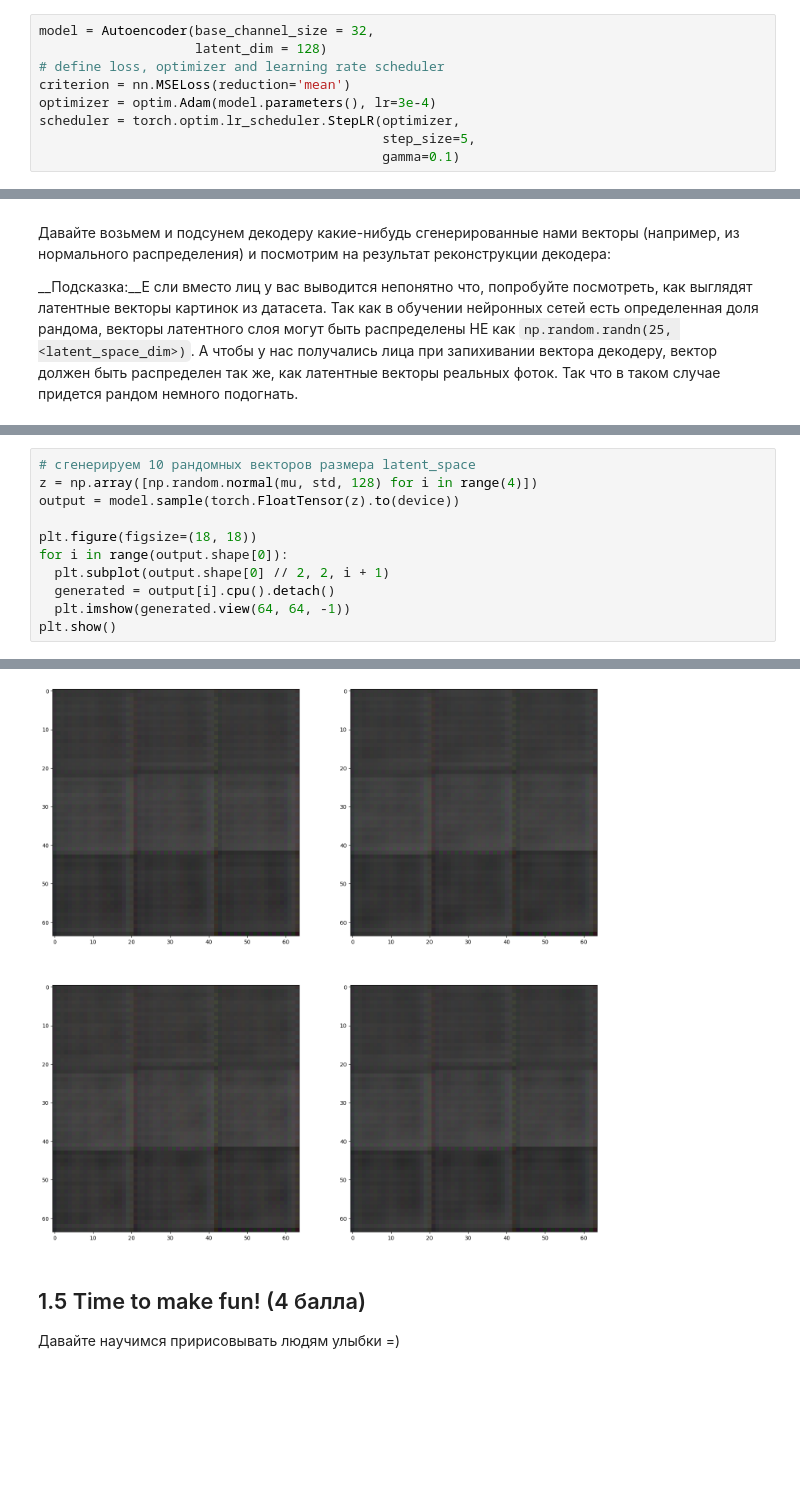
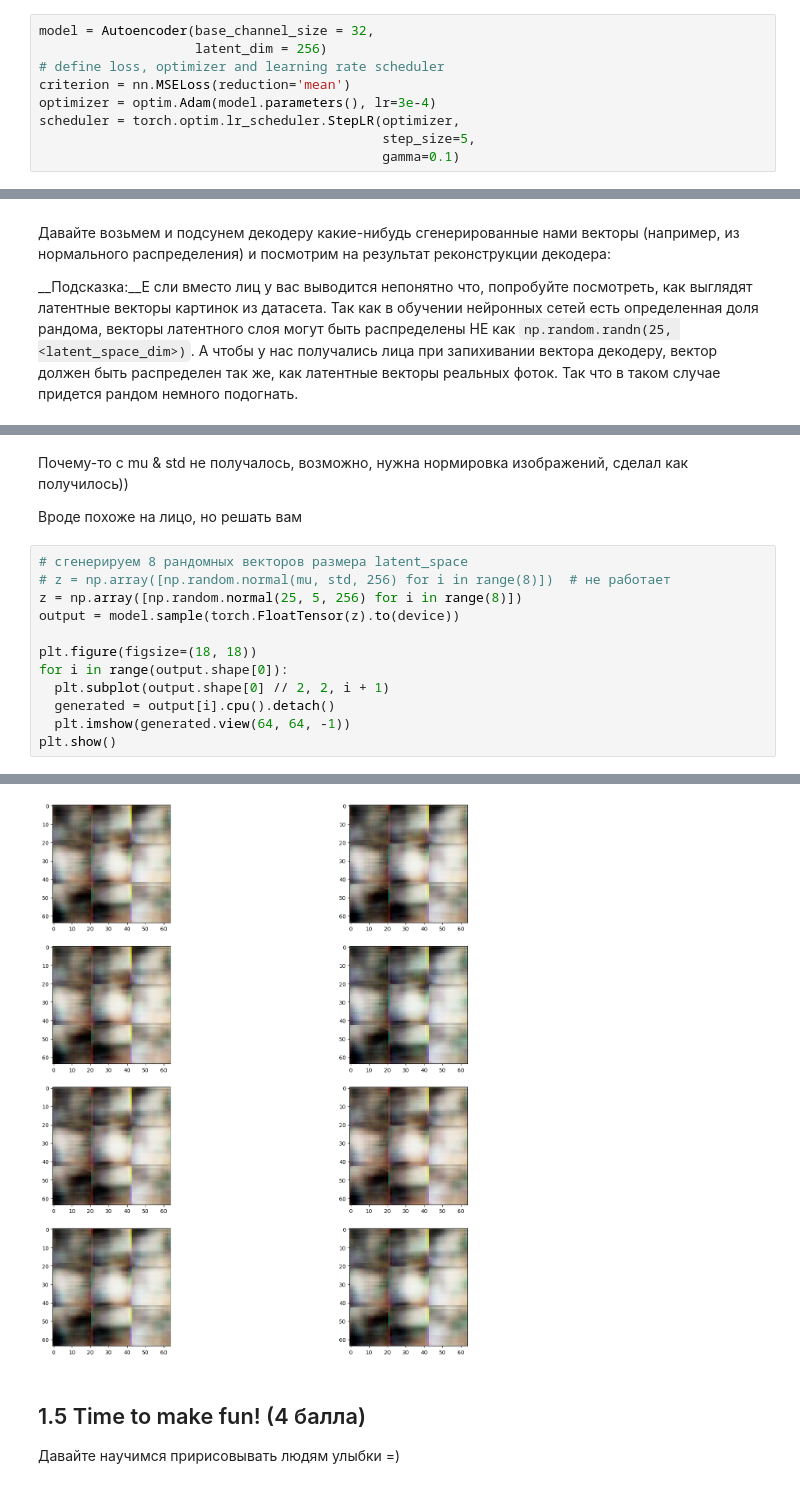
Before and after one commit to cehkop/Deep_learning_school_MIPT, a Jupyter notebook: homework/autoencoders.ipynb, the cells around one changed output, grey strips where cells are left out. Saved outputs shown, nothing was run; the diff lists cells and outputs as text; blank space fills up the shorter version.

```diff
--- a/homework/autoencoders.ipynb
+++ b/homework/autoencoders.ipynb
@@ -298,7 +307,7 @@ class Autoencoder(nn.Module):
         return generated
 # %%
 model = Autoencoder(base_channel_size = 32,
-                    latent_dim = 128)
+                    latent_dim = 256)
 # define loss, optimizer and learning rate scheduler
 criterion = nn.MSELoss(reduction='mean')
 optimizer = optim.Adam(model.parameters(), lr=3e-4)
@@ -416,6 +423,11 @@ mu = 1.373, std = 1.215
+# %% [markdown]
+Почему-то с mu & std не получалось, возможно, нужна нормировка изображений, сделал как получилось))
+
+Вроде похоже на лицо, но решать вам
 # %%
-# сгенерируем 10 рандомных векторов размера latent_space
-z = np.array([np.random.normal(mu, std, 128) for i in range(4)])
+# сгенерируем 8 рандомных векторов размера latent_space
+# z = np.array([np.random.normal(mu, std, 256) for i in range(8)])  # не работает
+z = np.array([np.random.normal(25, 5, 256) for i in range(8)])
 output = model.sample(torch.FloatTensor(z).to(device))
 
 plt.figure(figsize=(18, 18))
@@ -431,4 +448,4 @@ torch.Size([4, 3, 64, 64])
-[figure, old version]
+[figure, new version]
 # %% [markdown]
 ## 1.5 Time to make fun! (4 балла)
 
```
Also changed, not shown: parts of 38 cells of this notebook.
